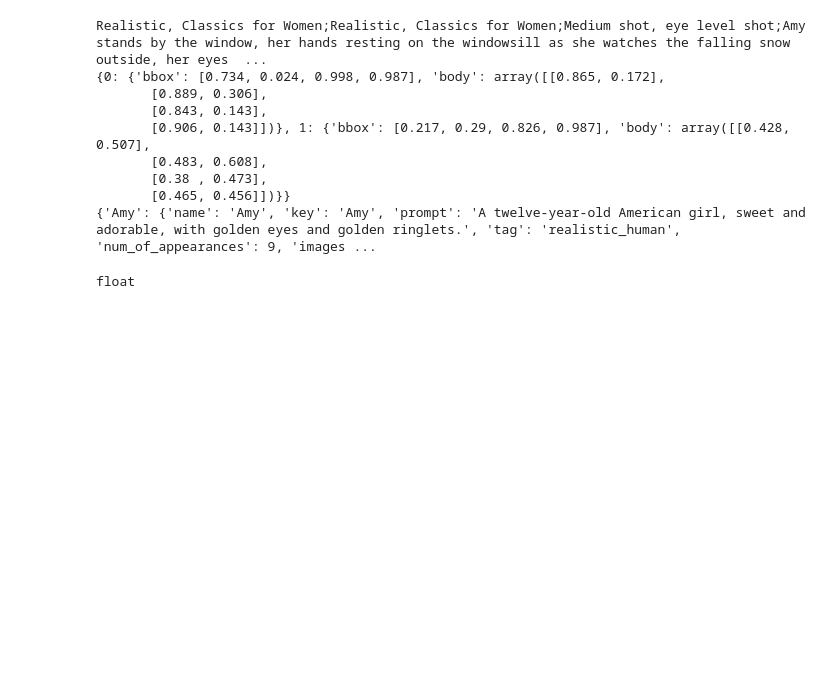
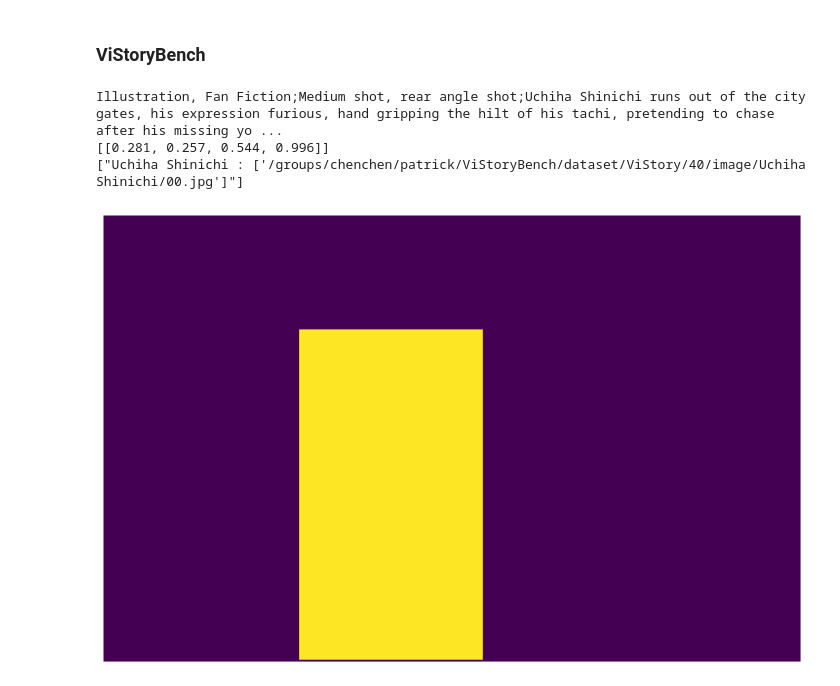
Before and after one commit to yj7082126/musubi-tuner, a Jupyter notebook: src/practice/test_seg_4_4.ipynb, the cells around one changed output. Drawn from its saved outputs; the diff is of its cells as text; code cells hidden in the pictures; blank space fills up the shorter version.

```diff
--- a/src/practice/test_seg_4_4.ipynb
+++ b/src/practice/test_seg_4_4.ipynb
@@ -10,7 +10,7 @@ from einops import rearrange
 import numpy as np
 import matplotlib.pyplot as plt
 import lovely_tensors as lt
-from PIL import Image
+from PIL import Image, ImageDraw
 import torch
 lt.monkey_patch()
 
@@ -21,10 +21,10 @@ from musubi_tuner.utils.preproc_utils import getres, get_info_from_vistorybench,
 from musubi_tuner.utils.viz_utils import convert_result_to_df_wpose, annot_viz, draw_final_img
 from musubi_tuner.utils.attn_utils import get_img_attn_map
 
-# sys.path.append("/home/yo564250/workspace/whisperer/datasets/storyviz/vistorybench")
-sys.path.append("/projects/bffz/ykwon4/vistorybench/")
+sys.path.append("/home/yo564250/workspace/whisperer/datasets/storyviz/vistorybench")
+# sys.path.append("/projects/bffz/ykwon4/vistorybench/")
 from vistorybench.data_process.dataset_process.dataset_load import StoryDataset
-# vistory_dataset_path = Path("/groups/chenchen/patrick/ViStoryBench/dataset/ViStory")
-vistory_dataset_path = Path("/projects/bffz/ykwon4/vistorybench/data/dataset/ViStory")
+vistory_dataset_path = Path("/groups/chenchen/patrick/ViStoryBench/dataset/ViStory")
+# vistory_dataset_path = Path("/projects/bffz/ykwon4/vistorybench/data/dataset/ViStory")
 vistory_dataset = StoryDataset(vistory_dataset_path)
 # %% [output]
@@ -72,48 +74,55 @@ INFO:musubi_tuner.frame_pack.framepack_utils:Loading text encoder 2 from /projec
 Model, VAE, Text Encoders, LoRA loaded.
+# %% [markdown]
+### ViStoryBench
 # %%
-main_layout_path = Path("/projects/bffz/ykwon4/vistorybench/data/gen_layouts_bulk/20250927_101053")
-# main_layout_path = Path("/groups/chenchen/patrick/ViStoryBench/gen_layouts_bulk/20250927_101053")
-story_num = '24'
+# main_layout_path = Path("/projects/bffz/ykwon4/vistorybench/data/gen_layouts_bulk/20250927_101053")
+main_layout_path = Path("/groups/chenchen/patrick/ViStoryBench/gen_layouts_bulk/20250927_101053")
+story_num = '40'
 shot_num = 5
 
 story = vistory_dataset.load_story(story_num)
 story_dict = {x['index']:x for x in story['shots']}
 vanila_shot, vanila_character_shot, _ = get_info_from_vistorybench(vistory_dataset, story_num, 1)
 
 shot_num = int(shot_num)
 story_shot, characters_shot, prompt = get_info_from_vistorybench(vistory_dataset, story_num, shot_num)
-prompt = story_shot['type'] + ";" + prompt
+prompt = ";".join(prompt.split(";")[:5])
 
 layouts = [
     (x.stem, list(map(int, x.stem.split("-pages_")[-1].split("_"))))
     for x in  list(main_layout_path.glob(f"story_{story_num}*"))]
 layout_name = [(x[0], x[1][0]) for x in layouts if shot_num in range(x[1][0], x[1][1]+1)][0]
 author_output_dir = main_layout_path / layout_name[0]
 
 layout = parse_bodylayout(author_output_dir / "pose_layout.json")
 panel_bbox, panel_layout = layout[f'[PANEL-{shot_num-layout_name[1]+1}]']
-width, height = getres(panel_bbox[2]-panel_bbox[0], panel_bbox[3]-panel_bbox[1],
-    target_area=1344*768, max_aspect_ratio=2.0)
-
-# panel_layout = {0: {'bbox': [0.4, 0.1, 0.7, 0.9], 'body': []}}
+panel_width, panel_height = (panel_bbox[2]-panel_bbox[0])/1000*768, (panel_bbox[3]-panel_bbox[1])/1000*1024
+width, height = getres(panel_width, panel_height,
+    target_area=1280*720, max_aspect_ratio=2.5)
+# panel_layout = {0 : {'bbox': [0.9, 0.1, 1.0, 0.2]}}
+# panel_layout = {0 : {'bbox': [0.4, 0.1, 0.7, 0.9], 'body': []}}
+# panel_layout = {1: {'bbox': [0.1, 0.3, 0.5, 0.9], 'body' : []}, 0 : {'bbox':[0.5, 0.25, 0.95, 0.9], 'body' : {}}}
+# width, height = 1280, 720
 
 print(prompt)
-print(panel_layout)
-print(characters_shot)
+print([v['bbox'] for _, v in panel_layout.items()])
+print([f"{k} : {v['images']}" for k, v in characters_shot.items()])
 
-# prev_output_path = Path("/groups/chenchen/patrick/ViStoryBench/outputs/whisperer/v2_multi_tmp_2000/en/20251018_220036")
+mask = Image.new("L", (width, height), 0)
+draw = ImageDraw.Draw(mask)
+for key, value in panel_layout.items():
+    x0, y0, x1, y1 = value['bbox']
+    x0, y0, x1, y1 = int(x0*width), int(y0*height), int(x1*width), int(y1*height)
+    draw.rectangle([x0, y0, x1, y1], fill=255, width=3)
+fig, ax = plt.subplots(1,1, figsize=(12,8))
+ax.imshow(np.asarray(mask).astype(np.uint8), cmap='viridis')
+ax.axis("off")
+plt.show()
+
+# prev_output_path = Path("/groups/chenchen/patrick/ViStoryBench/outputs/whisperer/v3_3_step6000/en/20251028_232847")
 # shutil.copytree(prev_output_path / story_num, f"tmp/{story_num}", dirs_exist_ok=True)
 # %% [output]
-Realistic, Classics for Women;Realistic, Classics for Women;Medium shot, eye level shot;Amy stands by the window, her hands resting on the windowsill as she watches the falling snow outside, her eyes  ...
-{0: {'bbox': [0.734, 0.024, 0.998, 0.987], 'body': array([[0.865, 0.172],
-       [0.889, 0.306],
-       [0.843, 0.143],
-       [0.906, 0.143]])}, 1: {'bbox': [0.217, 0.29, 0.826, 0.987], 'body': array([[0.428, 0.507],
-       [0.483, 0.608],
-       [0.38 , 0.473],
-       [0.465, 0.456]])}}
-{'Amy': {'name': 'Amy', 'key': 'Amy', 'prompt': 'A twelve-year-old American girl, sweet and adorable, with golden eyes and golden ringlets.', 'tag': 'realistic_human', 'num_of_appearances': 9, 'images ...
+Illustration, Fan Fiction;Medium shot, rear angle shot;Uchiha Shinichi runs out of the city gates, his expression furious, hand gripping the hilt of his tachi, pretending to chase after his missing yo ...
+[[0.281, 0.257, 0.544, 0.996]]
+["Uchiha Shinichi : ['/groups/chenchen/patrick/ViStoryBench/dataset/ViStory/40/image/Uchiha Shinichi/00.jpg']"]
+[figure, added]
-# %%
-type(v['bbox'][0])
-# %% [output]
-float
```
Also changed, not shown: parts of 20 cells of this notebook, 5 other files.
